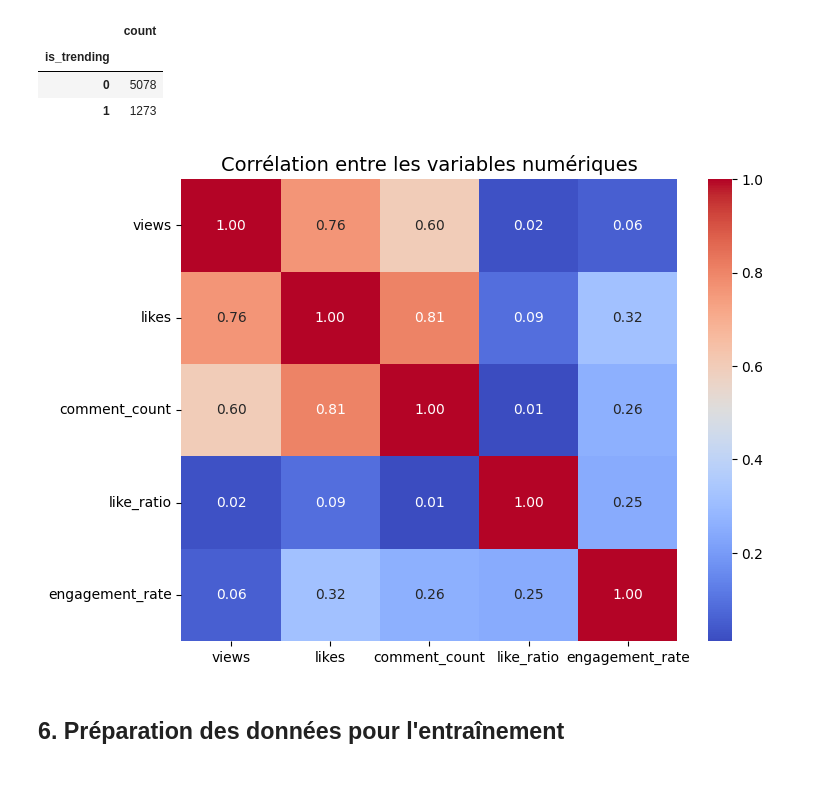
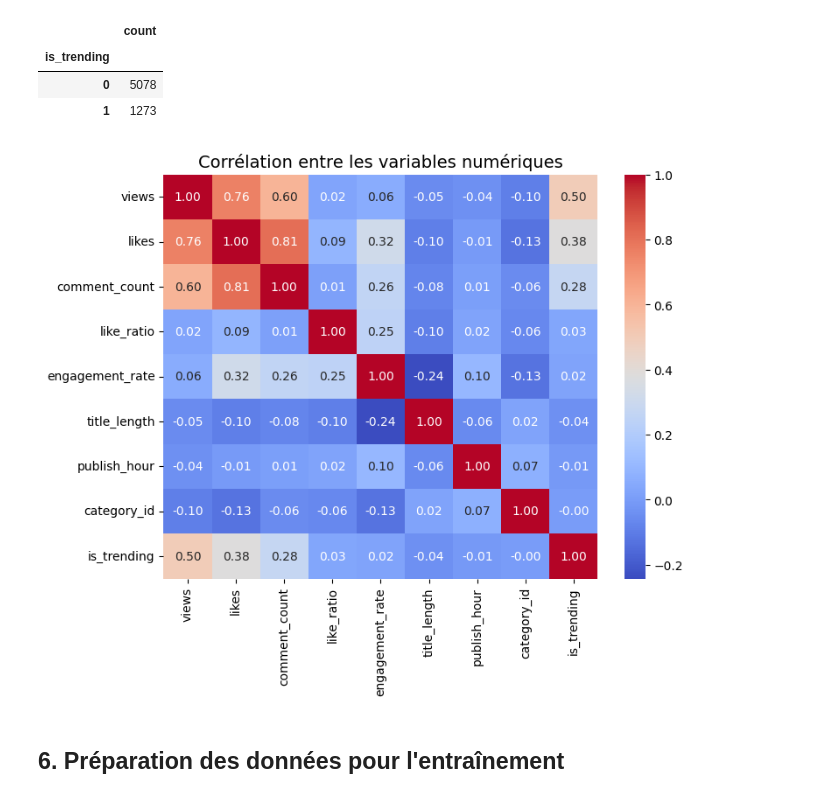
Before and after one commit to Fadila04/classification-IA, a Jupyter notebook: projet-ml-youtube-trending-68b010e7b5bc2532236423.ipynb, the cells around one changed output. Saved outputs shown, nothing was run; the diff lists cells and outputs as text; code cells hidden in the pictures.

```diff
--- a/projet-ml-youtube-trending-68b010e7b5bc2532236423.ipynb
+++ b/projet-ml-youtube-trending-68b010e7b5bc2532236423.ipynb
@@ -311,23 +311,23 @@ Distribution de la variable cible:
 # %%
 # =========================
 # Section 5.2 : Visualisation des données
 # =========================
 import matplotlib.pyplot as plt
 import seaborn as sns
 
 # Calculer la matrice de corrélation pour savoir les relations entre les variables numériques
-corr = df_clean[['views', 'likes', 'comment_count', 'like_ratio', 'engagement_rate']].corr()
+corr = df_clean[['views', 'likes', 'comment_count', 'like_ratio', 'engagement_rate','title_length', 'publish_hour', 'category_id', 'is_trending']].corr()
 # plus que l'intersection est proche de 1, plus la corrélation est forte entre les deux variables
 # il sert à identifier les relations linéaires entre les variables numériques
 # pour aider à choisir les features pour le modèle c'est a dire les variables qui ont une forte corrélation avec la variable cible 'is_trending'
 
 # Visualisation
 plt.figure(figsize=(8,6))
 sns.heatmap(corr, annot=True, cmap="coolwarm", fmt=".2f")
 plt.title("Corrélation entre les variables numériques", fontsize=14)
 plt.show()
 # %% [output]
-[figure, old version]
+[figure, new version]
 # %% [markdown]
 ## 6. Préparation des données pour l'entraînement
 # %% [markdown]
```
Also changed, not shown: parts of 4 cells of this notebook.
